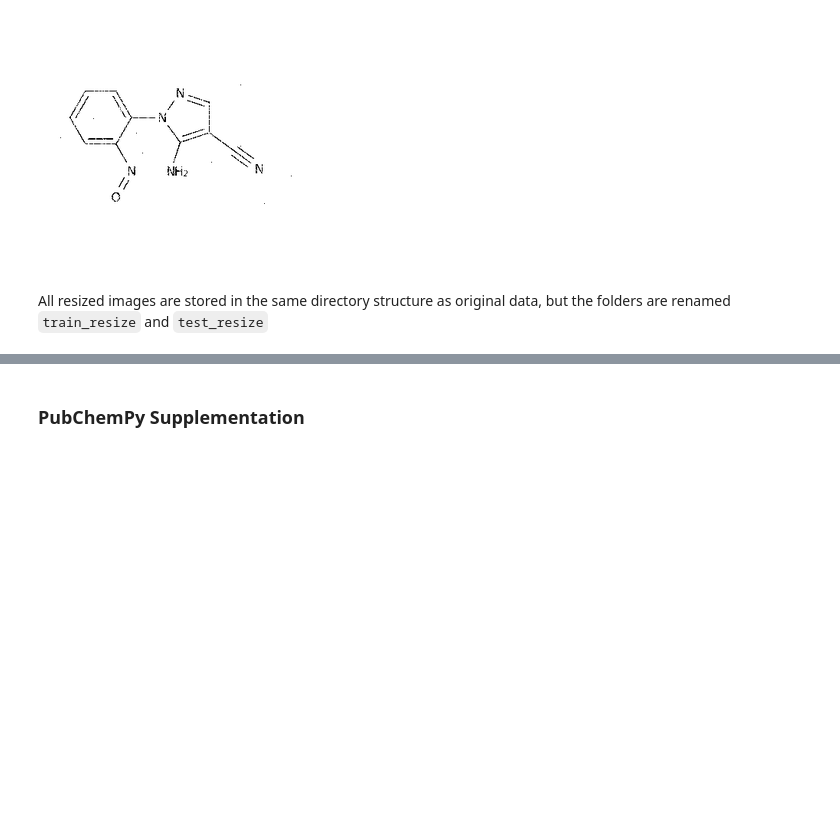
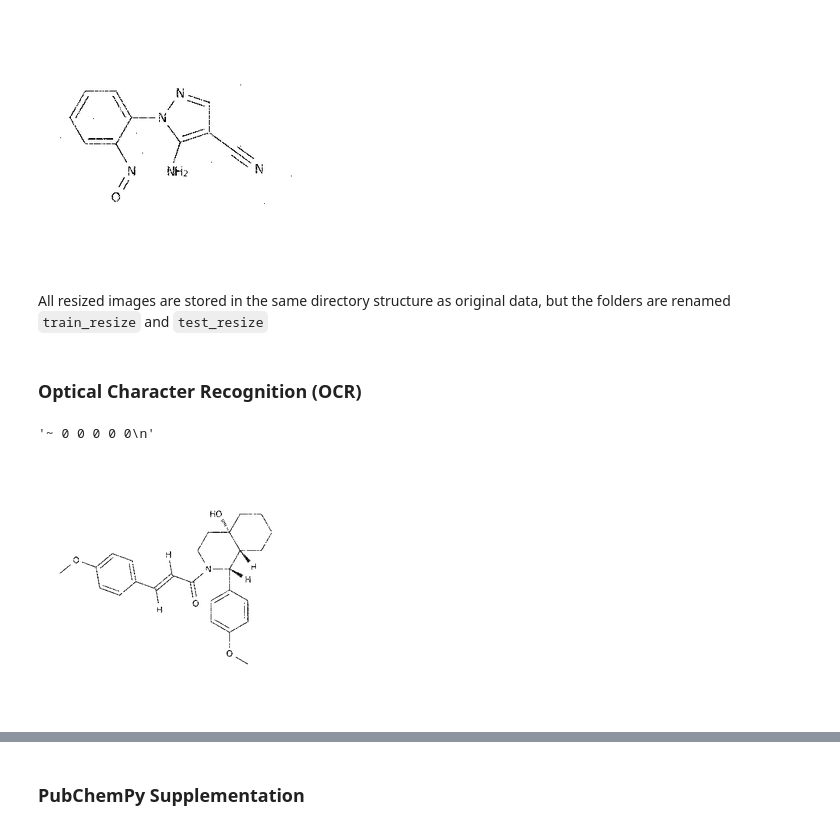
Before and after one commit to wesleyktatum/bms_kaggle, a Jupyter notebook: ipynb/od_exploration.ipynb, the cells around one changed output, grey strips where cells are left out. Saved outputs shown, nothing was run; the diff lists cells and outputs as text; code cells hidden in the pictures; blank space fills up the shorter version.

```diff
--- a/ipynb/od_exploration.ipynb
+++ b/ipynb/od_exploration.ipynb
@@ -253,3 +253,5 @@ resize = 256
 resize_imgs(test_labels.image_id.values, TEST_DIR, resize=resize)
 # %% [markdown]
 All resized images are stored in the same directory structure as original data, but the folders are renamed `train_resize` and `test_resize`
+# %% [markdown]
+### Optical Character Recognition (OCR)
@@ -255,0 +260,10 @@ All resized images are stored in the same directory structure as original data,
+# %%
+img_path = get_path_from_img_id(train_labels.sample(n=1).image_id.values[0], TRAIN_RESIZE_DIR)
+img = Image.open(img_path)
+pytesseract.image_to_boxes(img)
+# %% [output]
+'~ 0 0 0 0 0\n'
+# %%
+img
+# %% [output]
+[figure, added]
```
Also changed, not shown: parts of 10 cells of this notebook, 1 other file.
